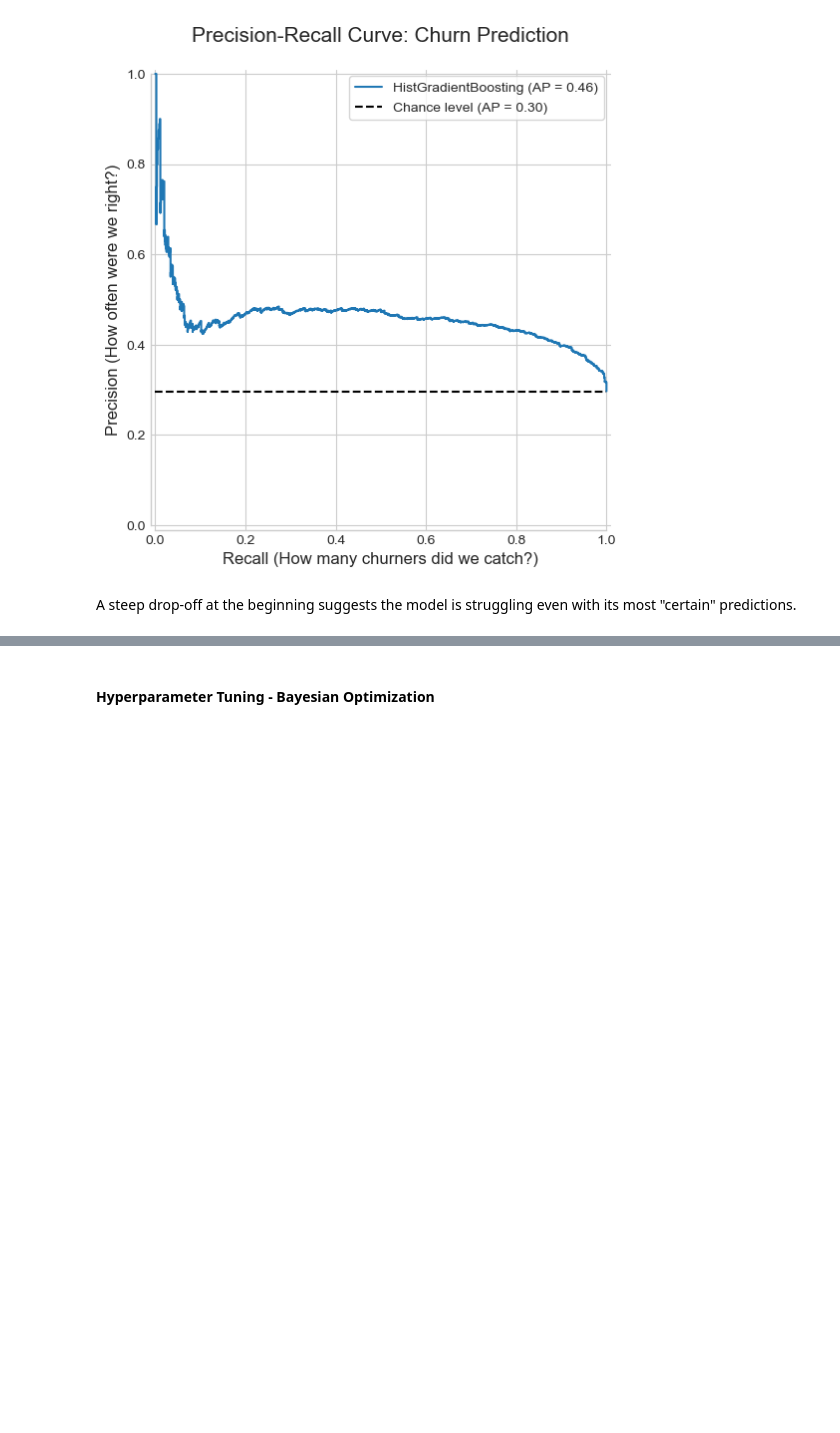
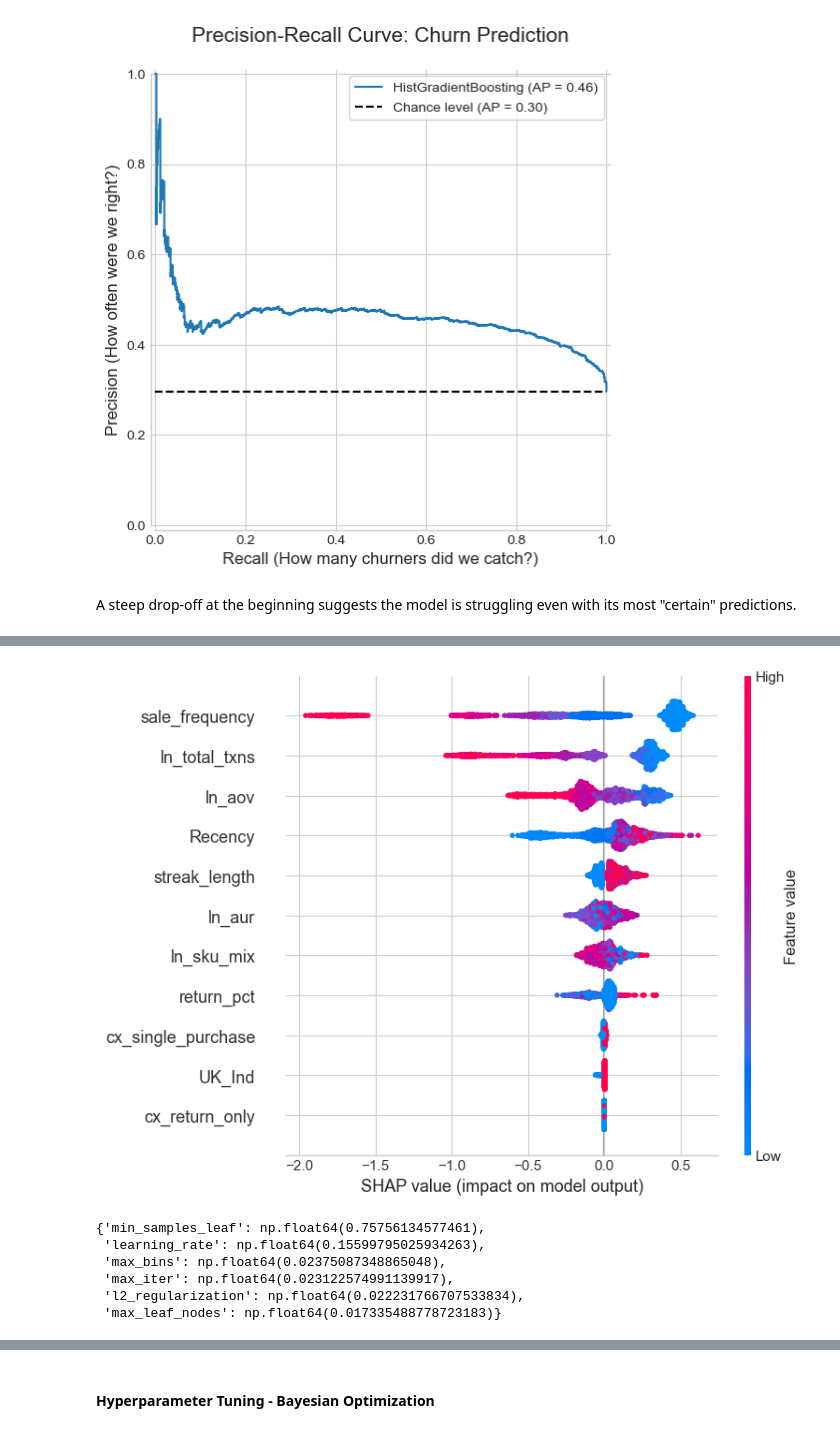
Before and after one commit to hunterphelan/Churn-Prediction, a Jupyter notebook: analysis_v1.4.ipynb, the cells around one changed output, grey strips where cells are left out. Saved outputs shown, nothing was run; the diff lists cells and outputs as text; code cells hidden in the pictures; blank space fills up the shorter version.

```diff
--- a/analysis_v1.4.ipynb
+++ b/analysis_v1.4.ipynb
@@ -904,6 +899,8 @@ n = X_train.shape[0]
 # Ensure the min is at least 1 and the max is at least min + 1
 min_leaf_lower = max(1, int(n * 0.001))
 min_leaf_upper = max(min_leaf_lower + 1, int(n * 0.05))
+max_leaf_upper = max(16, min(255, n // 100))
+
 
 # HGBC grows trees leaf-wise (best-first), whereas GBC typically grows them level-wise.
 # Leaf-wise growth is more flexible and efficient for large datasets but requires max_leaf_nodes to be carefully tuned to prevent deep, overfit branches.
@@ -914,7 +911,7 @@ hist_param_distributions = {
 
     ### Tree shapes
     # Don't let trees have more leaves than 1/100th of your data, maxed at 255
-    "max_leaf_nodes": randint(15, min(255, n // 100)),              # HGBC prioritize max_leaf_nodes over max_depth
+    "max_leaf_nodes": randint(15, max_leaf_upper),                  # HGBC prioritize max_leaf_nodes over max_depth
     "min_samples_leaf": randint(min_leaf_lower, min_leaf_upper),    # Minimum samples in each each leaf
 
     # HGBC uses its internal histogram logic and early stopping to manage variance instead of row-based subsampling.
@@ -952,12 +949,12 @@ hist_search = RandomizedSearchCV(
 
 hist_search.fit(X_train, y_train)
 
-print("Best CV Precision:", hist_search.best_score_)
+print("Best CV Average Precision:", hist_search.best_score_)
 print("Best params:", hist_search.best_params_)
 
-best_model = hist_search.best_estimator_
-proba_test = best_model.predict_proba(X_test)[:, 1]
-print("Test ROC-AUC:", roc_auc_score(y_test, proba_test))
-print(classification_report(y_test, (proba_test >= 0.5).astype(int)))
+best_model_hist = hist_search.best_estimator_
+proba_test_hist = best_model_hist.predict_proba(X_test)[:, 1]
+print("Test ROC-AUC:", roc_auc_score(y_test, proba_test_hist))
+print(classification_report(y_test, (proba_test_hist >= 0.5).astype(int)))
 # %% [output]
 Fitting 5 folds for each of 60 candidates, totalling 300 fits
@@ -1104,0 +1110,19 @@ def random_search_xgb(X_train, y_train, X_test, y_test, random_state=42):
+# %%
+# Basic feature importance check
+import shap
+
+explainer = shap.Explainer(best_hgb_bayes)
+shap_values = explainer(X_test)
+
+shap.summary_plot(shap_values, X_test)
+
+# Order of hyperparameter importance
+optuna.importance.get_param_importances(study_hgb)
+# %% [output]
+[figure, added]
+{'min_samples_leaf': np.float64(0.75756134577461),
+ 'learning_rate': np.float64(0.15599795025934263),
+ 'max_bins': np.float64(0.02375087348865048),
+ 'max_iter': np.float64(0.023122574991139917),
+ 'l2_regularization': np.float64(0.022231766707533834),
+ 'max_leaf_nodes': np.float64(0.017335488778723183)}
```
Also changed, not shown: parts of 14 cells of this notebook.
